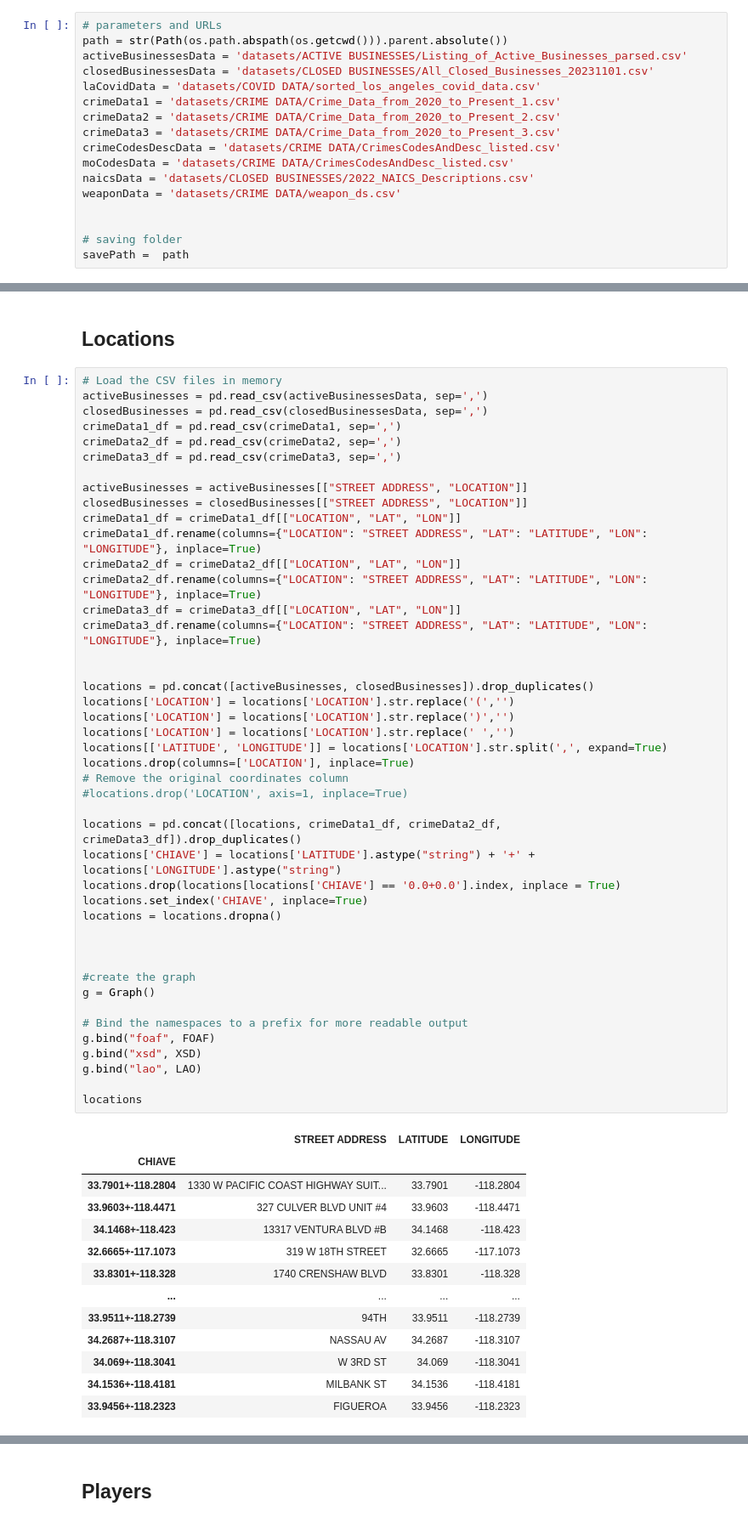
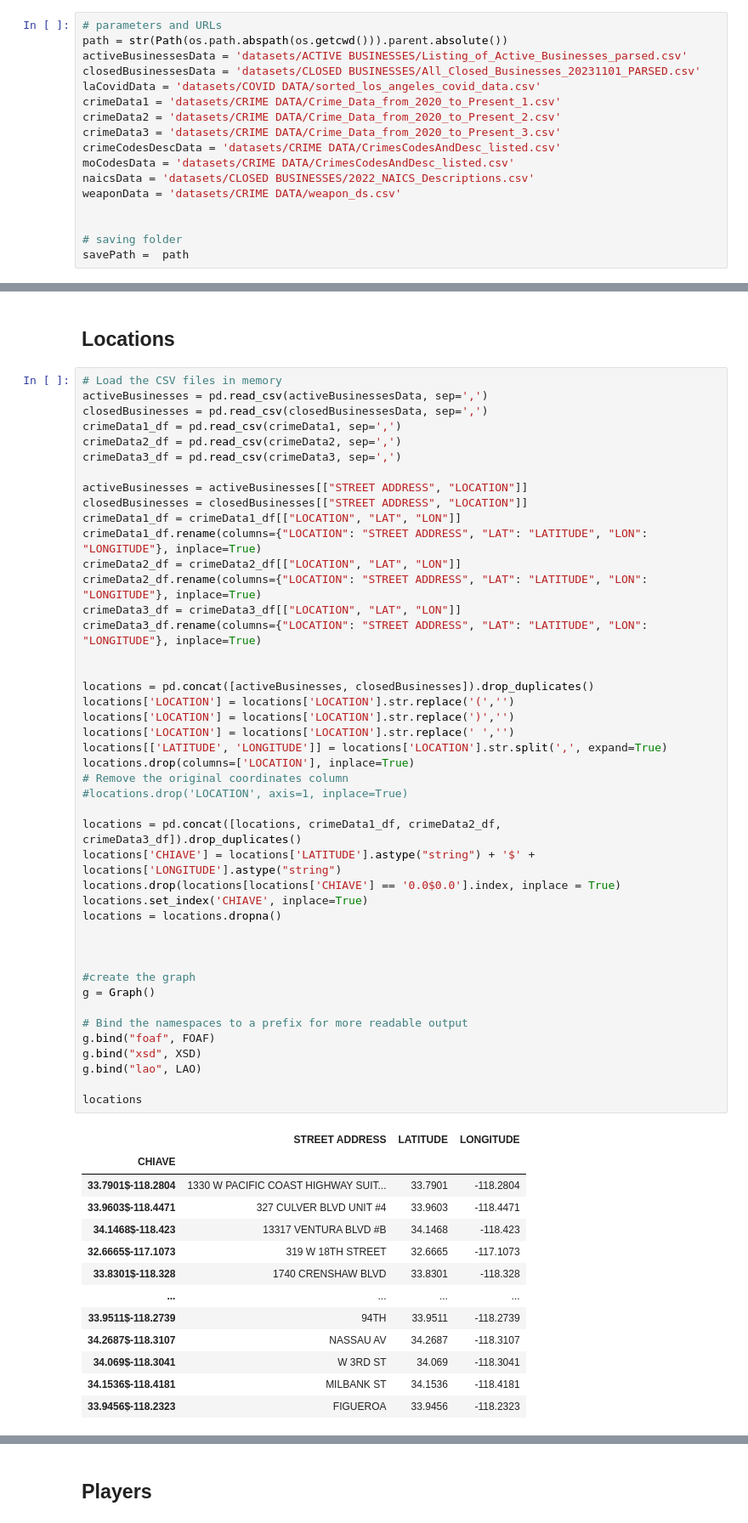
Before and after one commit to mircocazzaro/bitsei-db2-unipd, a Jupyter notebook: serializeLAdata.ipynb, the cells around one changed output, grey strips where cells are left out. Shown: that part at 85% size. Cells and saved outputs as stored; diff of their text form.

```diff
--- a/serializeLAdata.ipynb
+++ b/serializeLAdata.ipynb
@@ -16,7 +16,7 @@ import urllib
 # parameters and URLs
 path = str(Path(os.path.abspath(os.getcwd())).parent.absolute())
 activeBusinessesData = 'datasets/ACTIVE BUSINESSES/Listing_of_Active_Businesses_parsed.csv'
-closedBusinessesData = 'datasets/CLOSED BUSINESSES/All_Closed_Businesses_20231101.csv'
+closedBusinessesData = 'datasets/CLOSED BUSINESSES/All_Closed_Businesses_20231101_PARSED.csv'
 laCovidData = 'datasets/COVID DATA/sorted_los_angeles_covid_data.csv'
 crimeData1 = 'datasets/CRIME DATA/Crime_Data_from_2020_to_Present_1.csv'
 crimeData2 = 'datasets/CRIME DATA/Crime_Data_from_2020_to_Present_2.csv'
@@ -389,43 +331,43 @@ crimeData3_df = crimeData3_df[["LOCATION", "LAT", "LON"]]
 crimeData3_df.rename(columns={"LOCATION": "STREET ADDRESS", "LAT": "LATITUDE", "LON": "LONGITUDE"}, inplace=True)
 
 
 locations = pd.concat([activeBusinesses, closedBusinesses]).drop_duplicates()
 locations['LOCATION'] = locations['LOCATION'].str.replace('(','')
 locations['LOCATION'] = locations['LOCATION'].str.replace(')','')
 locations['LOCATION'] = locations['LOCATION'].str.replace(' ','')
 locations[['LATITUDE', 'LONGITUDE']] = locations['LOCATION'].str.split(',', expand=True)
 locations.drop(columns=['LOCATION'], inplace=True)
 # Remove the original coordinates column
 #locations.drop('LOCATION', axis=1, inplace=True)
 
 locations = pd.concat([locations, crimeData1_df, crimeData2_df, crimeData3_df]).drop_duplicates()
-locations['CHIAVE'] = locations['LATITUDE'].astype("string") + '+' + locations['LONGITUDE'].astype("string")
-locations.drop(locations[locations['CHIAVE'] == '0.0+0.0'].index, inplace = True)
+locations['CHIAVE'] = locations['LATITUDE'].astype("string") + '$' + locations['LONGITUDE'].astype("string")
+locations.drop(locations[locations['CHIAVE'] == '0.0$0.0'].index, inplace = True)
 locations.set_index('CHIAVE', inplace=True)
 locations = locations.dropna()
 
 
 
 #create the graph
 g = Graph()
 
 # Bind the namespaces to a prefix for more readable output
 g.bind("foaf", FOAF)
 g.bind("xsd", XSD)
 g.bind("lao", LAO)
 
 locations
 # %% [output]
 |  | STREET ADDRESS | LATITUDE | LONGITUDE |
 | CHIAVE |  |  |  |
-| 33.7901+-118.2804 | 1330 W PACIFIC COAST HIGHWAY SUIT... | 33.7901 | -118.2804 |
-| 33.9603+-118.4471 | 327 CULVER BLVD UNIT #4 | 33.9603 | -118.4471 |
-| 34.1468+-118.423 | 13317 VENTURA BLVD #B | 34.1468 | -118.423 |
-| 32.6665+-117.1073 | 319 W 18TH STREET | 32.6665 | -117.1073 |
-| 33.8301+-118.328 | 1740 CRENSHAW BLVD | 33.8301 | -118.328 |
+| 33.7901$-118.2804 | 1330 W PACIFIC COAST HIGHWAY SUIT... | 33.7901 | -118.2804 |
+| 33.9603$-118.4471 | 327 CULVER BLVD UNIT #4 | 33.9603 | -118.4471 |
+| 34.1468$-118.423 | 13317 VENTURA BLVD #B | 34.1468 | -118.423 |
+| 32.6665$-117.1073 | 319 W 18TH STREET | 32.6665 | -117.1073 |
+| 33.8301$-118.328 | 1740 CRENSHAW BLVD | 33.8301 | -118.328 |
 | ... | ... | ... | ... |
-| 33.9511+-118.2739 | 94TH | 33.9511 | -118.2739 |
-| 34.2687+-118.3107 | NASSAU AV | 34.2687 | -118.3107 |
-| 34.069+-118.3041 | W 3RD ST | 34.069 | -118.3041 |
-| 34.1536+-118.4181 | MILBANK ST | 34.1536 | -118.4181 |
-| 33.9456+-118.2323 | FIGUEROA | 33.9456 | -118.2323 |
+| 33.9511$-118.2739 | 94TH | 33.9511 | -118.2739 |
+| 34.2687$-118.3107 | NASSAU AV | 34.2687 | -118.3107 |
+| 34.069$-118.3041 | W 3RD ST | 34.069 | -118.3041 |
+| 34.1536$-118.4181 | MILBANK ST | 34.1536 | -118.4181 |
+| 33.9456$-118.2323 | FIGUEROA | 33.9456 | -118.2323 |
```
Also changed, not shown: parts of 13 cells of this notebook, 7 other files.
